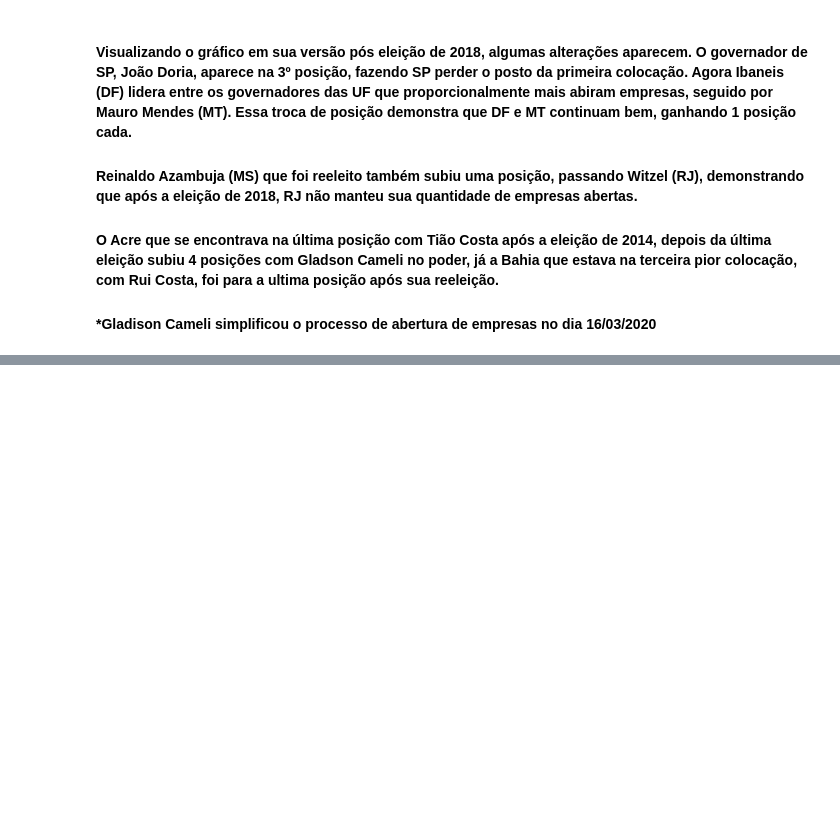
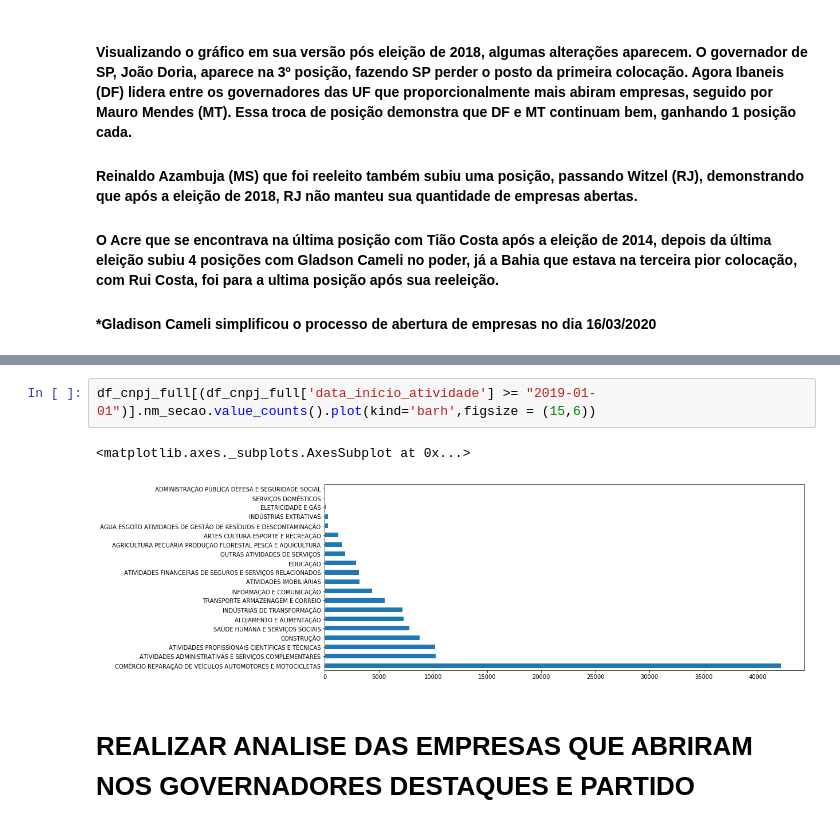
Before and after one commit to gizattos/analise_empresas_politicos, a Jupyter notebook: trabalhofinal.ipynb, the cells around one changed output, grey strips where cells are left out. Cells and saved outputs as stored; diff of their text form; blank space fills up the shorter version.

```diff
--- a/trabalhofinal.ipynb
+++ b/trabalhofinal.ipynb
@@ -281,0 +317,7 @@ df_cnpj_full["SG_PARTIDO"].groupby(df_cnpj_full["SG_PARTIDO"]).agg('count').nlar
+# %%
+df_cnpj_full[(df_cnpj_full['data_inicio_atividade'] >= "2019-01-01")].nm_secao.value_counts().plot(kind='barh',figsize = (15,6))
+# %% [output]
+<matplotlib.axes._subplots.AxesSubplot at 0x...>
+[figure, added]
+# %% [markdown]
+# REALIZAR ANALISE DAS EMPRESAS QUE ABRIRAM NOS GOVERNADORES DESTAQUES E PARTIDO
```
Also changed, not shown: parts of 17 cells of this notebook.
